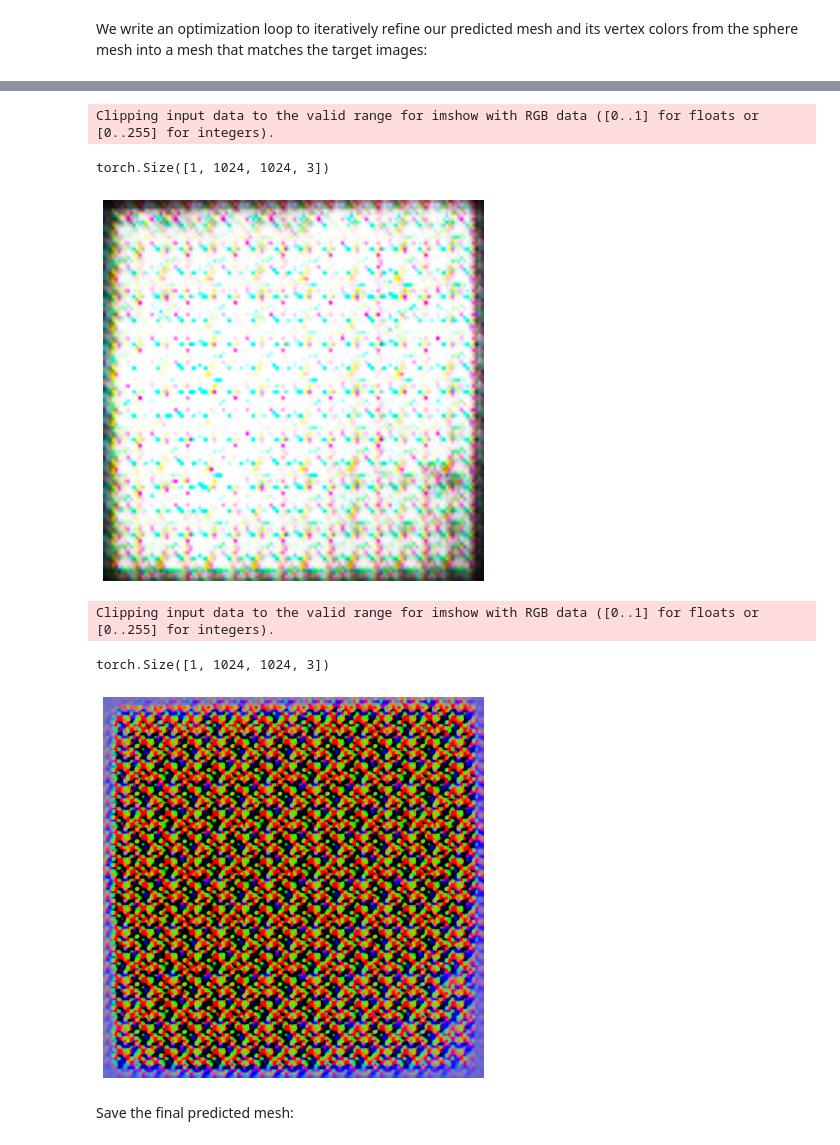
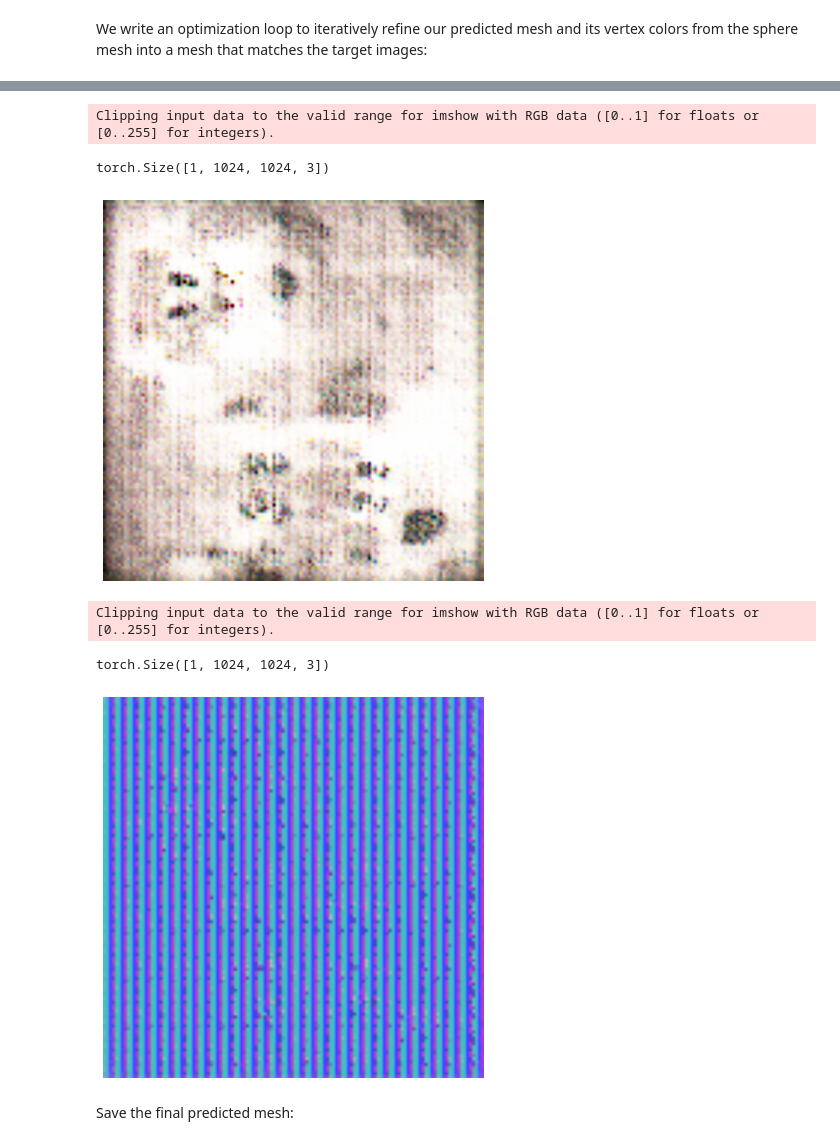
Before and after one commit to theycallmepeter/pytorch3d_PBR, a Jupyter notebook: docs/tutorials/fit_textured_mesh.ipynb, the cells around one changed output, grey strips where cells are left out. Drawn from its saved outputs; the diff is of its cells as text; code cells hidden in the pictures.

Commit message:
updated notebook, direct optimisation on normal map and texture, good results

```diff
--- a/docs/tutorials/fit_textured_mesh.ipynb
+++ b/docs/tutorials/fit_textured_mesh.ipynb
@@ -727,5 +771,5 @@ def plot_losses(losses):
 Starting from a sphere mesh, we will learn offsets of each vertex such that the predicted mesh silhouette is more similar to the target silhouette image at each optimization step.  We begin by loading our initial sphere mesh:
 # %%
 # We initialize the source shape to be a sphere of radius 1.
-src_mesh = ico_sphere(4, device)
+silhouette_src_mesh = ico_sphere(4, device)
 # src_mesh = mesh.clone()
@@ -836,4 +939,6 @@ We write an optimization loop to iteratively refine our predicted mesh from the
 # %%
-# visualize_prediction(new_src_mesh, silhouette=True,
-#                      target_image=target_silhouette[1])
-# plot_losses(losses)
+sum_loss=None
+silhouette_result = new_src_mesh.clone().detach()
+visualize_prediction(silhouette_result, silhouette=True,
+                     target_image=target_silhouette[1], camera=target_cameras[1])
+plot_losses(losses)
@@ -861,7 +1127,7 @@ renderer_textured = MeshRenderer(
     shader=NormalSoftPhongShaderv2(device=device,
         cameras=camera,
         lights=lights,
-        tangent_matrices=TBN_matrices)
+        tangent_matrices=new_TBN_matrices)
 )
 # %% [markdown]
 We initialize settings, losses, and the optimizer that will be used to iteratively fit our mesh to the target RGB images:
@@ -1188,14 +1454,14 @@ class Discriminator(nn.Module):
 
 # Optimize using rendered RGB image loss, rendered silhouette image loss, mesh
 # edge loss, mesh normal consistency, and mesh laplacian smoothing
-losses = {
+map_losses = {
           "rgb": {"weight": 1.0, "values": []},
         #   "silhouette": {"weight": 1.0, "values": []},
         #   "edge": {"weight": 1.0, "values": []},
         #   "normal": {"weight": 0.01, "values": []},
         #   "laplacian": {"weight": 1.0, "values": []},
           # "style": {"weight": 1.0, "values": []},
-          "adversarial": {"weight": 0.01, "values": []},
+          # "adversarial": {"weight": 0.01, "values": []},
           "smoothness":{"weight":0.01, "values": []},
           "normal_smoothness":{"weight":0.01, "values": []}
          }
@@ -1207,17 +1473,14 @@ losses_gan = {
 # We will learn to deform the source mesh by offsetting its vertices
 # The shape of the deform parameters is equal to the total number of vertices in
 # src_mesh
-src_mesh = mesh.clone()
-verts_shape = src_mesh.verts_packed().shape
-deform_verts = torch.full(verts_shape, 0.0, device=device, requires_grad=True)
+# src_mesh = mesh.clone()
+# verts_shape = src_mesh.verts_packed().shape
+# deform_verts = torch.full(verts_shape, 0.0, device=device, requires_grad=True)
 
-verts = src_mesh.verts_packed().to(device)
+# verts = src_mesh.verts_packed().to(device)
 # .faces_packed().unsqueeze(dim=0).to(device)
-faces_uvs = src_mesh.textures.faces_uvs_padded()
-# u = 0.5 + (torch.atan2(verts[:,0], verts[:,1])/(np.pi*2))
-# v = 0.5 - (torch.arcsin(verts[:,2])/np.pi)
-# uv_map = torch.stack([u,v], dim=1).unsqueeze(dim=0).to(device)
-uv_map = src_mesh.textures.verts_uvs_padded()
+faces_uvs = silhouette_result.textures.faces_uvs_padded()
+uv_map = silhouette_result.textures.verts_uvs_padded()
 # print(uv_map.shape, src_mesh.textures.verts_uvs_padded().shape)
 # uv_map.requires_grad = True
 
@@ -1791,7 +2047,7 @@ Clipping input data to the valid range for imshow with RGB data ([0..1] for floa
 plt.figure(figsize=(7,7))
 from pytorch3d.vis.texture_vis import texturesuv_image_matplotlib
 
-texture_image=new_src_mesh.textures.maps_padded()
+texture_image=maps_src_mesh.textures.maps_padded()
 # texturesuv_image_matplotlib(new_src_mesh.textures, subsample=None)
 
 print(texture_image.shape)
@@ -1800,22 +2056,23 @@ plt.axis("off");
 # %% [output]
 Clipping input data to the valid range for imshow with RGB data ([0..1] for floats or [0..255] for integers).
 torch.Size([1, 1024, 1024, 3])
-[figure, old version]
+[figure, new version]
 # %%
 plt.figure(figsize=(7,7))
 from pytorch3d.vis.texture_vis import texturesuv_image_matplotlib
 
 # texture_image=new_src_mesh.normalmaps.maps_padded()
-texture_image=new_src_mesh.normalmaps.maps_padded()
+
+texture_image=maps_src_mesh.normalmaps.maps_padded()
 # texturesuv_image_matplotlib(new_src_mesh.textures, subsample=None)
 
 print(texture_image.shape)
 plt.imshow(texture_image.squeeze().cpu().detach())
 plt.axis("off");
 # %% [output]
 Clipping input data to the valid range for imshow with RGB data ([0..1] for floats or [0..255] for integers).
 torch.Size([1, 1024, 1024, 3])
-[figure, old version]
+[figure, new version]
 # %% [markdown]
 Save the final predicted mesh:
 # %%
```
Also changed, not shown: parts of 15 cells of this notebook, 1 other file.
